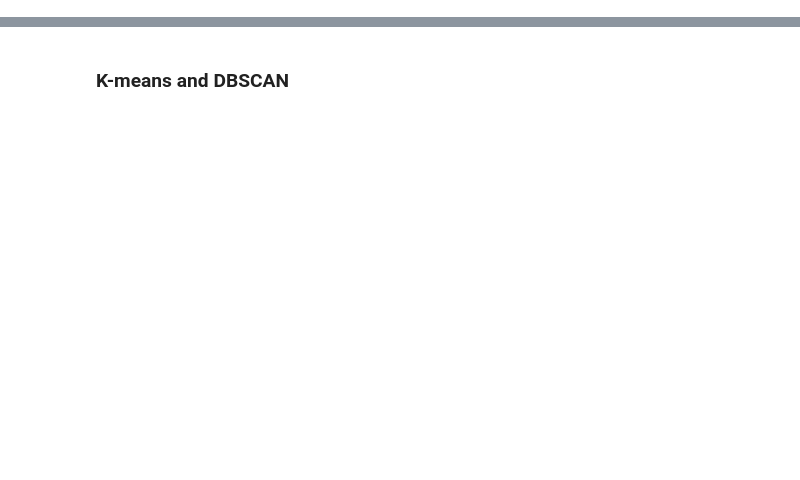
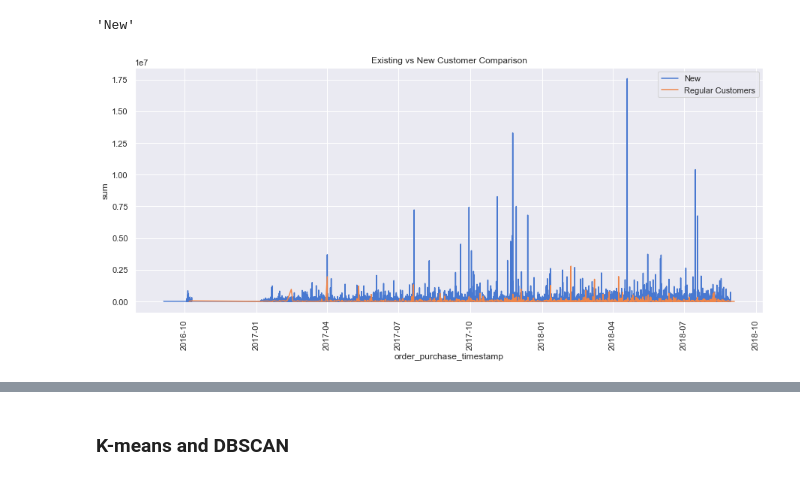
Before and after one commit to JamesLi197412/eCommerce_analysis, a Jupyter notebook: customer_segment.ipynb, the cells around one changed output, grey strips where cells are left out. Saved outputs shown, nothing was run; the diff lists cells and outputs as text; code cells hidden in the pictures; blank space fills up the shorter version.

```diff
--- a/customer_segment.ipynb
+++ b/customer_segment.ipynb
@@ -29,3 +10,6 @@ from sklearn.metrics import accuracy_score, roc_auc_score,confusion_matrix,f1_sc
 # %%
 # Load the data
-df = master()
+master_df = master()
+print(master_df.columns)
+print('-' * 50)
+print(master_df.shape)
@@ -33,0 +39,17 @@ df = master()
+# %%
+# Extract useful columns only to save cost
+cols = ['customer_id', 'customer_unique_id', 'customer_zip_code_prefix',
+        'customer_city', 'customer_state', 'geolocation_lat', 'geolocation_lng',
+        'geolocation_city', 'geolocation_state', 'order_id', 'order_status',
+        'order_purchase_timestamp', 'order_approved_at',
+        'order_delivered_carrier_date', 'order_delivered_customer_date',
+        'order_estimated_delivery_date', 'order_item_id', 'product_id',
+        'price', 'freight_value',
+        'payment_sequential', 'payment_type', 'payment_installments',
+        'payment_value',
+        'product_description_lenght', 'product_photos_qty', 'product_weight_g',
+        'product_category_name_english', 'delivery_against_estimated',
+        'order_purchase_year', 'order_purchase_month', 'order_purchase_day',
+        'order_purchase_dayofweek', 'order_purchase_hr']
+customers = master_df[cols].copy(deep = True)
+del master_df
@@ -33,0 +66,4 @@ df = master()
+# %%
+customer_min_purchase = customers.groupby('customer_unique_id').order_purchase_timestamp.min().reset_index()
+customer_min_purchase.columns = ['customer_unique_id','min_purchase_date']
+print(customer_min_purchase.info())
@@ -33,0 +81,10 @@ df = master()
+# %%
+# merge the first purchase date with customer df
+customers_intel = pd.merge(customers, customer_min_purchase, on = 'customer_unique_id', how = 'inner')
+customers_intel['usertype'] = 'New'
+customers_intel.loc[customers_intel['order_purchase_timestamp'] > customers_intel['min_purchase_date'], 'usertype'] = 'Regular Customers'
+
+# sum the monthly revenue in different customer groups (new vs existing)
+customers_usertype_revenue = customers_intel.groupby(['order_purchase_timestamp', 'usertype'])['payment_value'].agg(['sum']).reset_index()
+
+print(customers_usertype_revenue.head())
@@ -33,0 +98,15 @@ df = master()
+# %%
+customers_usertype_revenue['usertype'][1]
+# %% [output]
+'New'
+# %%
+# Line chart to show
+fig, ax = plt.subplots(figsize=(20, 15))
+sns.set(palette='muted', color_codes=True)
+ax = sns.lineplot(x='order_purchase_timestamp', y='sum', data=customers_usertype_revenue.query("usertype == New"), label='New')
+ax = sns.lineplot(x='order_purchase_timestamp', y='sum', data=customers_usertype_revenue.query("usertype == 'Regular Customers'"), label='Regular Customers')
+ax.set_title('Existing vs New Customer Comparison')
+ax.tick_params(axis='x', labelrotation=90)
+plt.show()
+# %% [output]
+[figure, added]
```
Also changed, not shown: parts of 17 cells of this notebook.
